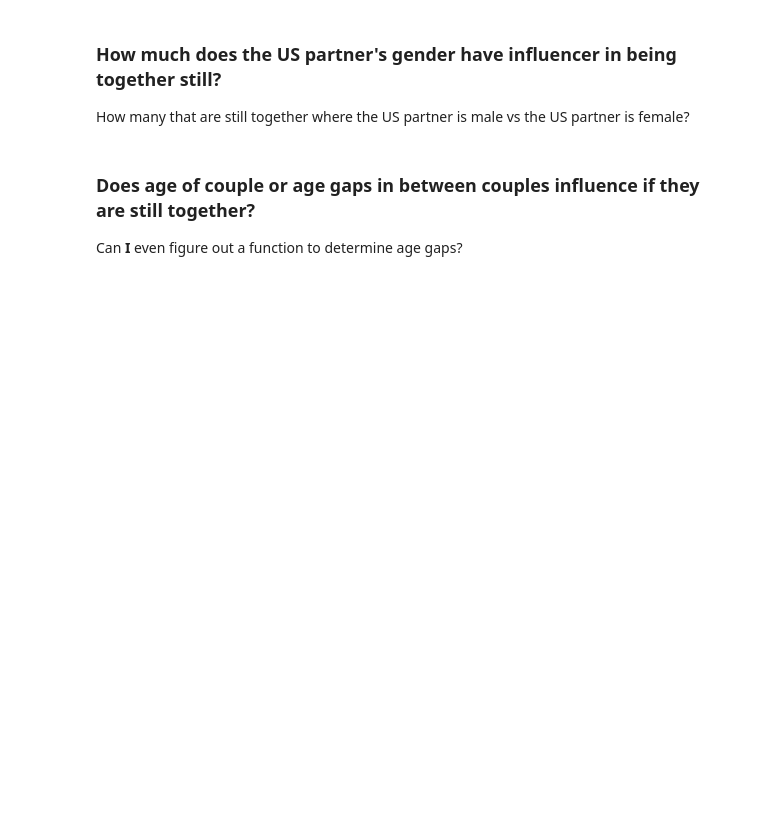
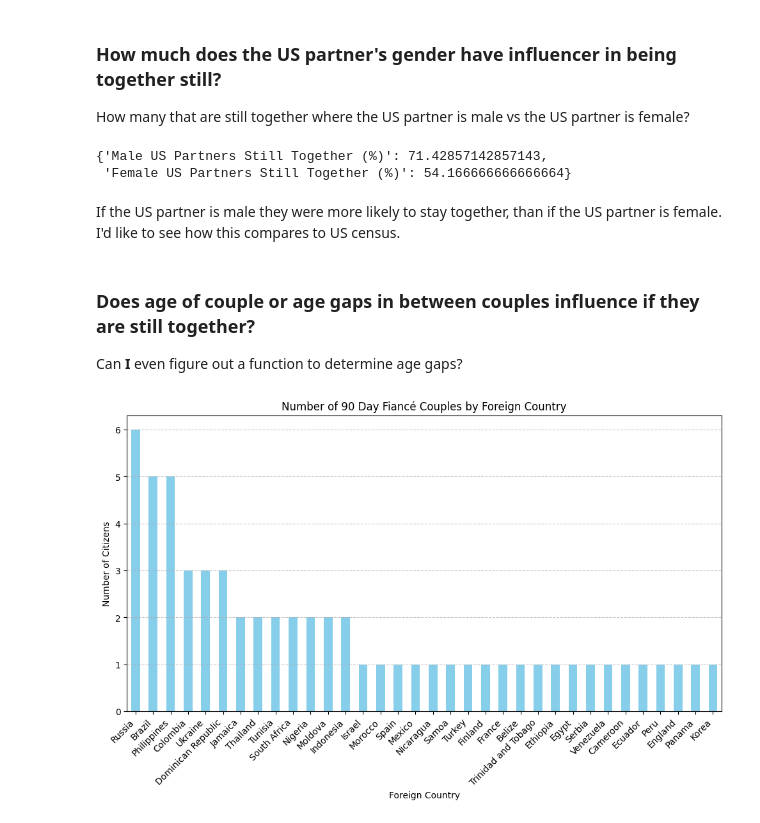
Before and after one commit to knich91/90_Day_Fiance_Real_Or_Reality, a Jupyter notebook: Capstone.ipynb, the cells around one changed output. Saved outputs shown, nothing was run; the diff lists cells and outputs as text; code cells hidden in the pictures; blank space fills up the shorter version.

```diff
--- a/Capstone.ipynb
+++ b/Capstone.ipynb
@@ -122,12 +320,6 @@ How many that are still together where the US partner is male vs the US partner
 # %%
 # % of US spouse being male or female influence?
 #Define a function calculate_us_partner_still_together_percentage(df_90df)
-#df_90df is the DataFrame containing 90 Day Fiancé couples data.
-#Check for Required Columns
-#Ensure the DataFrame contains the following columns:
-#'us_partner_gender' (values: 'Male', 'Female')
-#'still_together' (values: 'Yes', 'No')
-#Data Filtering
 #Filter the DataFrame for rows where 'still_together' == 'Yes'.
 #Calculate Counts
 #Count the total number of US partners who are male.
@@ -145,9 +337,79 @@ How many that are still together where the US partner is male vs the US partner
 #'Female US Partners Still Together (%)'
 #Function Call (Optional)
 #Call the function with your DataFrame:
-#calculate_us_partner_still_together_percentage(df_90df)
+#calculate_us_partner_still_together_percentage
+
+def calculate_us_partner_still_together_percentage(tlc_data):
+    """
+    Calculate the percentage of US partners by gender who are still together.
+
+    Parameters:
+    df_90df (DataFrame): DataFrame containing 90 Day Fiancé couples data.
+
+    Returns:
+    dict: A dictionary with percentages of male and female US partners still together.
+    """
+
+    # Filter for US partners who are still together
+    still_together_df = tlc_data[tlc_data['Still-together'] == 'Y']
+
+    # Total US partners by gender
+    total_male_us_partners = len(tlc_data[tlc_data['US-sex'] == 'M'])
+    total_female_us_partners = len(tlc_data[tlc_data['US-sex'] == 'F'])
+
+    # US partners still together by gender
+    male_still_together = len(still_together_df[still_together_df['US-sex'] == 'M'])
+    female_still_together = len(still_together_df[still_together_df['US-sex'] == 'F'])
+
+    # Calculate percentages
+    male_percentage = (male_still_together / total_male_us_partners) * 100 if total_male_us_partners > 0 else 0
+    female_percentage = (female_still_together / total_female_us_partners) * 100 if total_female_us_partners > 0 else 0
+
+    # Return results as a dictionary
+    results = {
+        'Male US Partners Still Together (%)': male_percentage,
+        'Female US Partners Still Together (%)': female_percentage
+    }
+
+    return results
+calculate_us_partner_still_together_percentage(tlc_data)
+# %% [output]
+{'Male US Partners Still Together (%)': 71.42857142857143,
+ 'Female US Partners Still Together (%)': 54.166666666666664}
+# %% [markdown]
+If the US partner is male they were more likely to stay together, than if the US partner is female. I'd like to see how this compares to US census.
 # %% [markdown]
 ### Does age of couple or age gaps in between couples influence if they are still together?
 Can **I** even figure out a function to determine age gaps?
 # %%
 #Does age influence if they are still together?
+# %%
+# breakdown of countries represented in 90 Day Fiance
+def plot_foreign_countries(tlc_data):
+    """
+    Create a bar chart showing the number of couples from each foreign country.
+
+    Parameters:
+    DataFrame containing 90 Day Fiancé data with a 'Foreign-country' column.
+    """
+
+    # Count occurrences of each foreign country
+    country_counts = tlc_data['Foreign-country'].value_counts()
+
+    # Plot the bar chart
+    plt.figure(figsize=(12, 6))
+    country_counts.plot(kind='bar', color='skyblue')
+
+    # Formatting the plot
+    plt.xlabel('Foreign Country')
+    plt.ylabel('Number of Citizens')
+    plt.title('Number of 90 Day Fiancé Couples by Foreign Country')
+    plt.xticks(rotation=45, ha='right')  # Rotate labels for readability
+    plt.grid(axis='y', linestyle='--', alpha=0.7)
+
+    # Show plot
+    plt.show()
+
+plot_foreign_countries(tlc_data)
+# %% [output]
+[figure, added]
```
Also changed, not shown: parts of 20 cells of this notebook, 25 other files.
